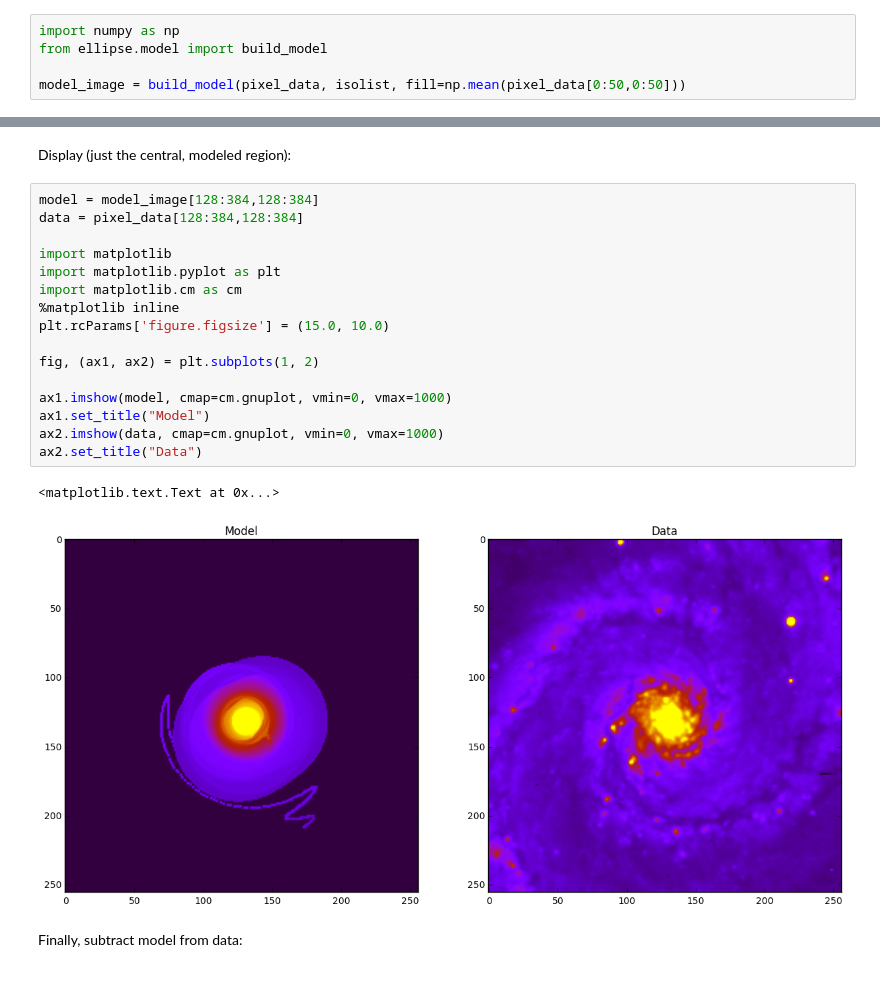
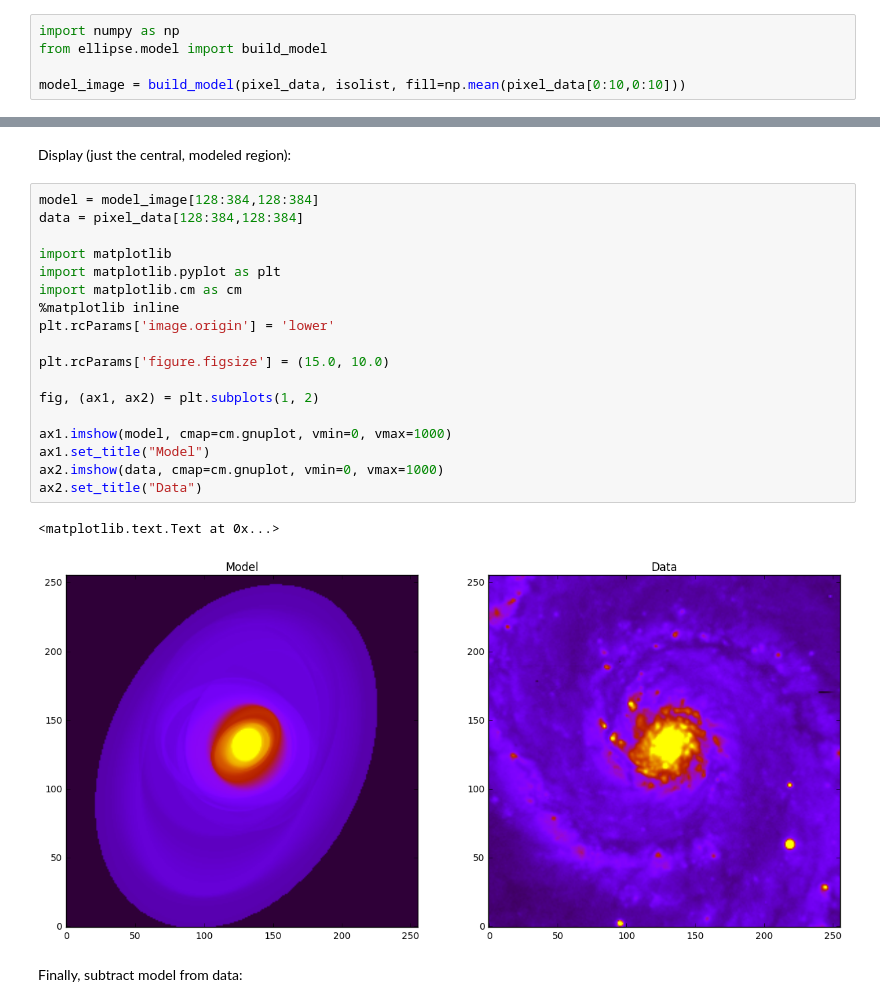
Before and after one commit to ibusko/isophote, a Jupyter notebook: docs/notebooks/example_model.ipynb, the cells around one changed output, grey strips where cells are left out. Drawn from its saved outputs; the diff is of its cells as text.

Commit message:
Continuing model analysis.

```diff
--- a/docs/notebooks/example_model.ipynb
+++ b/docs/notebooks/example_model.ipynb
@@ -36,6 +38,6 @@ Note that we use a background estimate taken from the data array itself. This is
 import numpy as np
 from ellipse.model import build_model
 
-model_image = build_model(pixel_data, isolist, fill=np.mean(pixel_data[0:50,0:50]))
+model_image = build_model(pixel_data, isolist, fill=np.mean(pixel_data[0:10,0:10]))
 # %% [output]
 Interpolating....Done
@@ -52,22 +54,24 @@ Display (just the central, modeled region):
 # %%
 model = model_image[128:384,128:384]
 data = pixel_data[128:384,128:384]
 
 import matplotlib
 import matplotlib.pyplot as plt
 import matplotlib.cm as cm
 %matplotlib inline
+plt.rcParams['image.origin'] = 'lower'
+
 plt.rcParams['figure.figsize'] = (15.0, 10.0)
 
 fig, (ax1, ax2) = plt.subplots(1, 2)
 
 ax1.imshow(model, cmap=cm.gnuplot, vmin=0, vmax=1000)
 ax1.set_title("Model")
 ax2.imshow(data, cmap=cm.gnuplot, vmin=0, vmax=1000)
 ax2.set_title("Data")
 # %% [output]
 <matplotlib.text.Text at 0x...>
-[figure, old version]
+[figure, new version]
 # %% [markdown]
 Finally, subtract model from data:
 # %%
```
Also changed, not shown: parts of 11 cells of this notebook, 6 other files.
